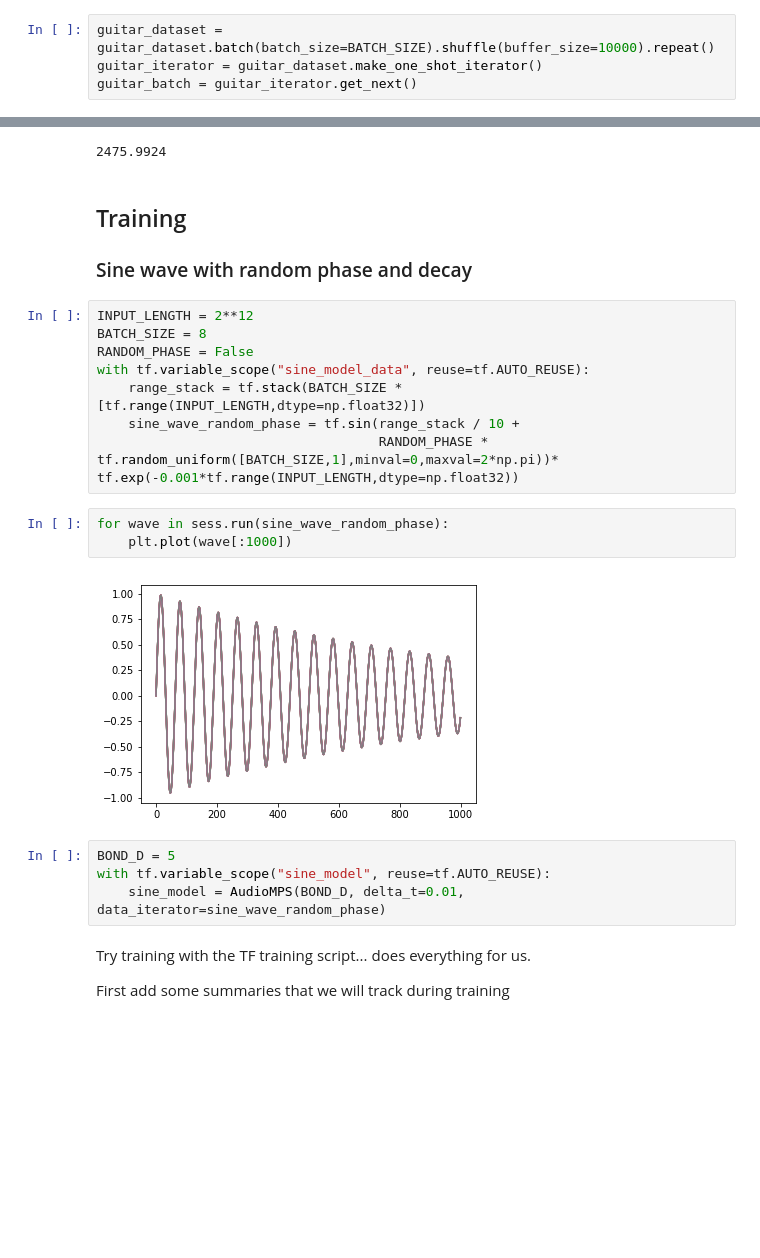
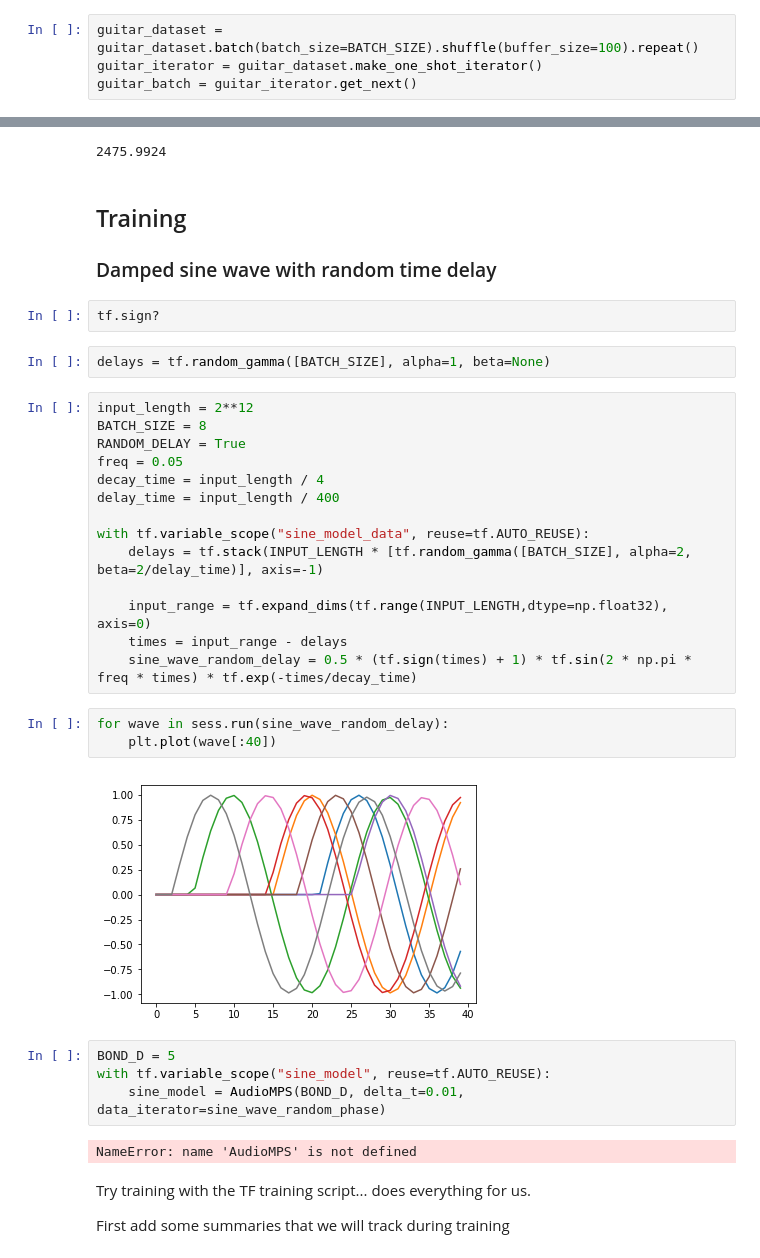
Before and after one commit to AustenLamacraft/audio-mps, a Jupyter notebook: notebooks/testing-AudioMPS.ipynb, the cells around one changed output, grey strips where cells are left out. Cells and saved outputs as stored; diff of their text form; blank space fills up the shorter version.

Commit message:
Added damped_sine synthetic data

```diff
--- a/notebooks/testing-AudioMPS.ipynb
+++ b/notebooks/testing-AudioMPS.ipynb
@@ -25,5 +29,5 @@ guitar_dataset = guitar_dataset.map(parse_function)  # Parse the record into ten
 # %%
-guitar_dataset = guitar_dataset.batch(batch_size=BATCH_SIZE).shuffle(buffer_size=10000).repeat()
+guitar_dataset = guitar_dataset.batch(batch_size=BATCH_SIZE).shuffle(buffer_size=100).repeat()
 guitar_iterator = guitar_dataset.make_one_shot_iterator()
 guitar_batch = guitar_iterator.get_next()
 # %%
@@ -67,24 +71,36 @@ sess.run(guitar_model.loss)
 # %% [markdown]
 ## Training
 
-### Sine wave with random phase and decay
+### Damped sine wave with random time delay
+# %%
+tf.sign?
+# %%
+delays = tf.random_gamma([BATCH_SIZE], alpha=1, beta=None)
 # %%
-INPUT_LENGTH = 2**12
+input_length = 2**12
 BATCH_SIZE = 8
-RANDOM_PHASE = False
+RANDOM_DELAY = True
+freq = 0.05
+decay_time = input_length / 4
+delay_time = input_length / 400
+
 with tf.variable_scope("sine_model_data", reuse=tf.AUTO_REUSE):
-    range_stack = tf.stack(BATCH_SIZE * [tf.range(INPUT_LENGTH,dtype=np.float32)])
-    sine_wave_random_phase = tf.sin(range_stack / 10 +
-                                    RANDOM_PHASE * tf.random_uniform([BATCH_SIZE,1],minval=0,maxval=2*np.pi))* tf.exp(-0.001*tf.range(INPUT_LENGTH,dtype=np.float32))
+    delays = tf.stack(INPUT_LENGTH * [tf.random_gamma([BATCH_SIZE], alpha=2, beta=2/delay_time)], axis=-1)
+
+    input_range = tf.expand_dims(tf.range(INPUT_LENGTH,dtype=np.float32), axis=0)
+    times = input_range - delays
+    sine_wave_random_delay = 0.5 * (tf.sign(times) + 1) * tf.sin(2 * np.pi * freq * times) * tf.exp(-times/decay_time)
 # %%
-for wave in sess.run(sine_wave_random_phase):
-    plt.plot(wave[:1000])
+for wave in sess.run(sine_wave_random_delay):
+    plt.plot(wave[:40])
 # %% [output]
-[figure, old version]
+[figure, new version]
 # %%
 BOND_D = 5
 with tf.variable_scope("sine_model", reuse=tf.AUTO_REUSE):
     sine_model = AudioMPS(BOND_D, delta_t=0.01, data_iterator=sine_wave_random_phase)
+# %% [output]
+NameError: name 'AudioMPS' is not defined
 # %% [markdown]
 Try training with the TF training script... does everything for us.
 
```
Also changed, not shown: parts of 4 cells of this notebook, 2 other files.
